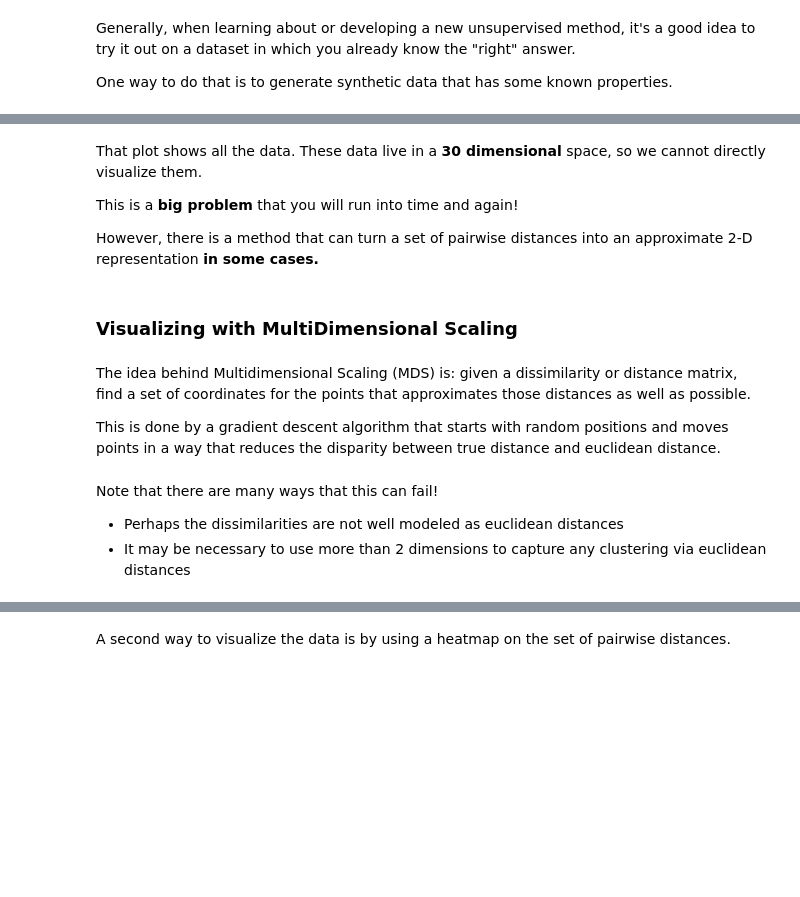
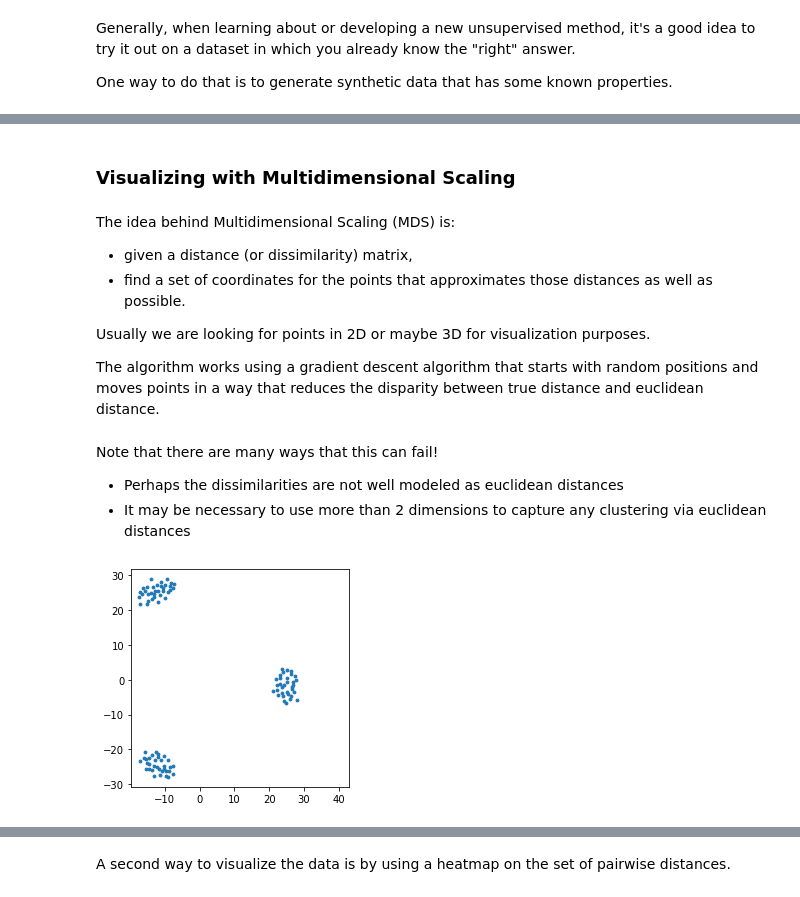
Before and after one commit to mcrovella/CS506-Computational-Tools-for-Data-Science, a Jupyter notebook: 07-Clustering-II.ipynb, the cells around one changed output, grey strips where cells are left out. Drawn from its saved outputs; the diff is of its cells as text; code cells hidden in the pictures; blank space fills up the shorter version.

Commit message:
starting revision of 07

```diff
--- a/07-Clustering-II.ipynb
+++ b/07-Clustering-II.ipynb
@@ -54,15 +76,14 @@ euclidean_dists = metrics.euclidean_distances(X)
-# %% [markdown]
-That plot shows all the data.   These data live in a __30 dimensional__ space, so we cannot directly visualize them.
-
-This is a __big problem__ that you will run into time and again!
-
-However, there is a method that can turn a set of pairwise distances into an approximate 2-D representation __in some cases.__
 # %% [markdown]
-### Visualizing with MultiDimensional Scaling
+### Visualizing with Multidimensional Scaling
 # %% [markdown]
-The idea behind Multidimensional Scaling (MDS) is: given a dissimilarity or distance matrix, find a set of coordinates for the points that approximates those distances as well as possible.
+The idea behind Multidimensional Scaling (MDS) is:
 
-This is done by a gradient descent algorithm that starts with random positions and moves points in a way that reduces the disparity between true distance and euclidean distance.
+* given a distance (or dissimilarity) matrix,
+* find a set of coordinates for the points that approximates those distances as well as possible.
+
+Usually we are looking for points in 2D or maybe 3D for visualization purposes.
+
+The algorithm works using a gradient descent algorithm that starts with random positions and moves points in a way that reduces the disparity between true distance and euclidean distance.
 # %% [markdown]
 Note that there are many ways that this can fail!
 
@@ -71,8 +92,10 @@ Note that there are many ways that this can fail!
 # %%
 import sklearn.manifold
 mds = sklearn.manifold.MDS(n_components=2, max_iter=3000, eps=1e-9, random_state=0,
-                   dissimilarity="precomputed", n_jobs=1)
+                   dissimilarity = "precomputed", n_jobs = 1)
 fit = mds.fit(euclidean_dists)
 pos = fit.embedding_
-_ = plt.scatter(pos[:, 0], pos[:, 1], s=8)
-pos
+plt.scatter(pos[:, 0], pos[:, 1], s=8)
+plt.axis('square');
+# %% [output]
+[figure, added]
```
Also changed, not shown: parts of 60 cells of this notebook, 1 other file.
